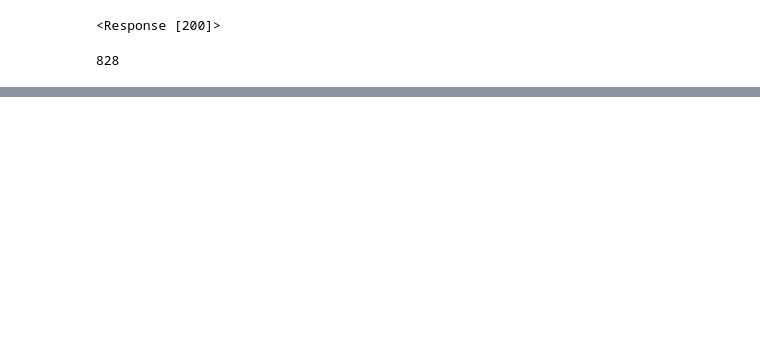
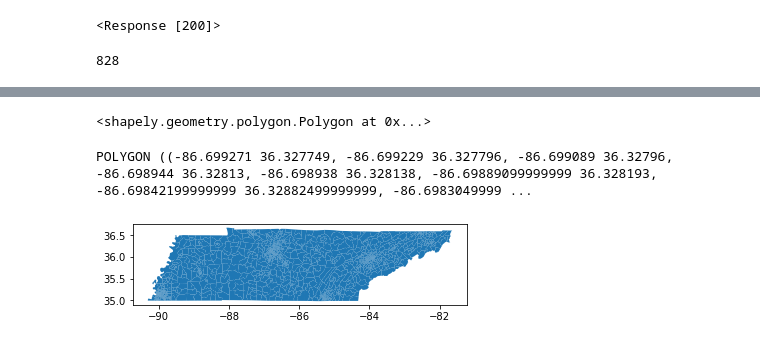
Before and after one commit to jrioross/nashville-burglaries, a Jupyter notebook: Notebooks/Silver Sloth Project - Yvonne.ipynb, the cells around one changed output, grey strips where cells are left out. Drawn from its saved outputs; the diff is of its cells as text; code cells hidden in the pictures; blank space fills up the shorter version.

```diff
--- a/Notebooks/Silver Sloth Project - Yvonne.ipynb
+++ b/Notebooks/Silver Sloth Project - Yvonne.ipynb
@@ -38,0 +71,2 @@ api_key = credentials['api_key']
+# %%
+tn= gpd.read_file('../data/tl_2019_47_tract.shp')
@@ -39 +107,13 @@ api_key = credentials['api_key']
+# %%
+tn.loc[0,'geometry']
+# %% [output]
+<shapely.geometry.polygon.Polygon at 0x...>
+# %%
+print(tn.loc[0,'geometry'])
+# %% [output]
+POLYGON ((-86.699271 36.327749, -86.699229 36.327796, -86.699089 36.32796, -86.698944 36.32813, -86.698938 36.328138, -86.69889099999999 36.328193, -86.69842199999999 36.32882499999999, -86.6983049999 ...
+# %%
+tn.plot();
+# %% [output]
+[figure, added]
 # %%
```
Also changed, not shown: parts of 10 cells of this notebook.
